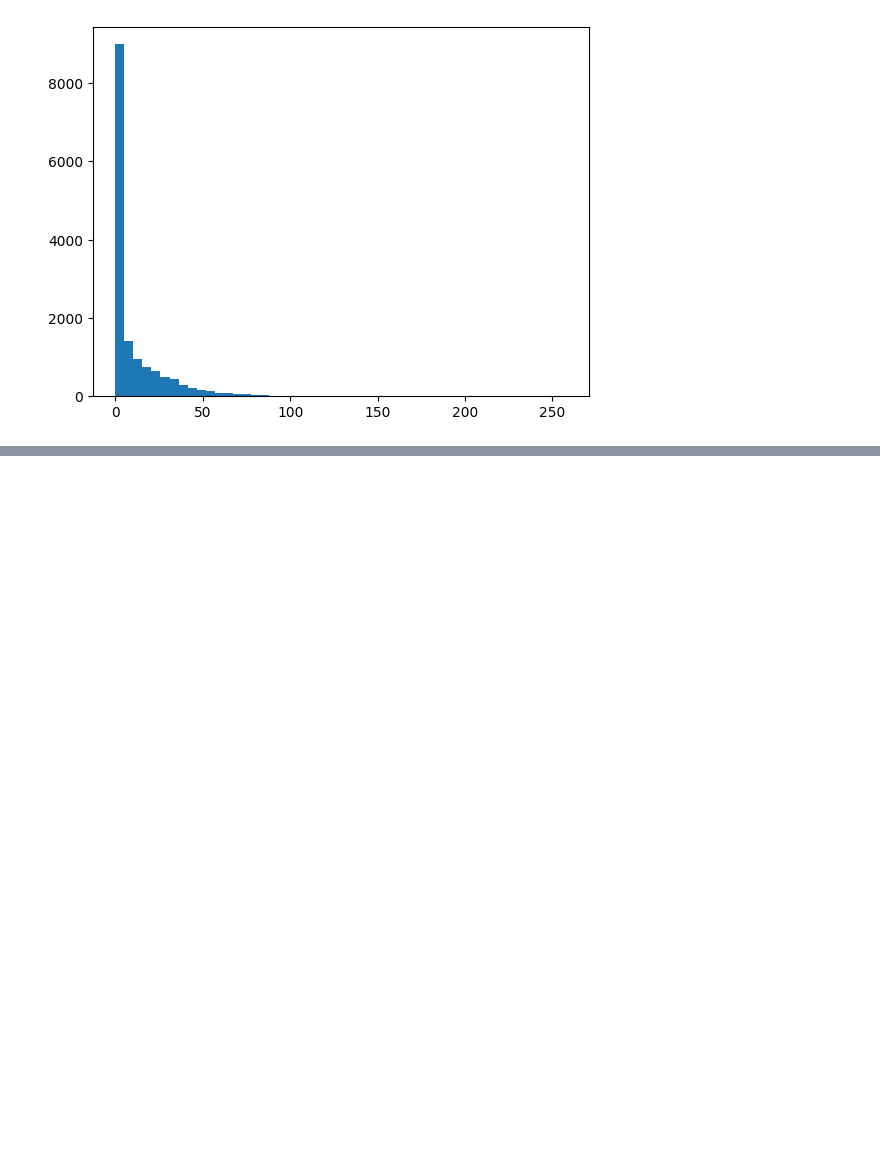
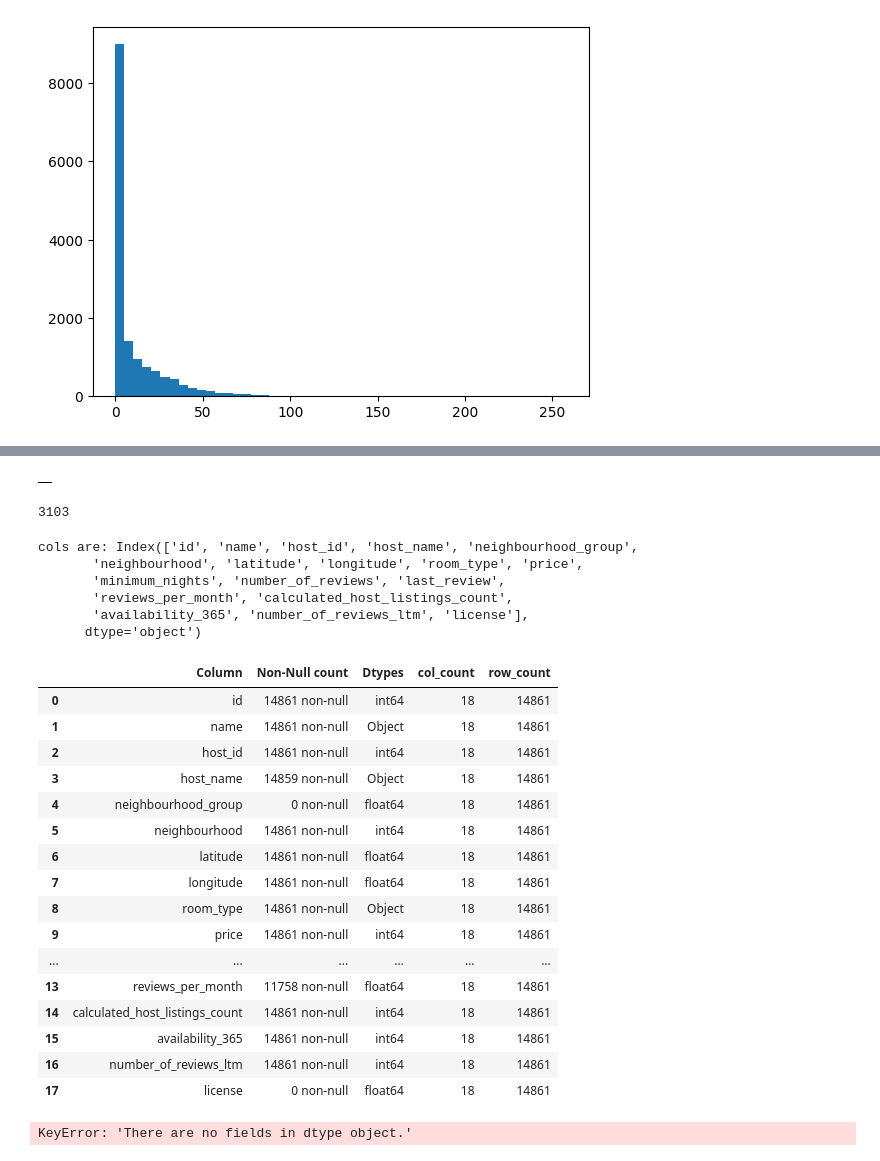
Before and after one commit to Parth-byteiq/AirBnB_analysis, a Jupyter notebook: Notebooks/Univariate_analysis.ipynb, the cells around one changed output, grey strips where cells are left out. Saved outputs shown, nothing was run; the diff lists cells and outputs as text; code cells hidden in the pictures; blank space fills up the shorter version.

```diff
--- a/Notebooks/Univariate_analysis.ipynb
+++ b/Notebooks/Univariate_analysis.ipynb
@@ -358,0 +445,54 @@ df.to_csv(os.path.join(parent_path, 'Interim', 'processed_V1.csv'), index = Fals
+# %%
+k
+# %% [output]
+|  |
+# %%
+df['last_review'].isna().sum()
+# %% [output]
+3103
+# %%
+k = df.columns
+print(f"cols are: {k}")
+# %% [output]
+cols are: Index(['id', 'name', 'host_id', 'host_name', 'neighbourhood_group',
+       'neighbourhood', 'latitude', 'longitude', 'room_type', 'price',
+       'minimum_nights', 'number_of_reviews', 'last_review',
+       'reviews_per_month', 'calculated_host_listings_count',
+       'availability_365', 'number_of_reviews_ltm', 'license'],
+      dtype='object')
+# %%
+import pandas as pd
+
+def parse_info(df):
+        d1 = {'Column': [i for i in df.columns],
+              'Non-Null count':[str(df.shape[0]-df[i].isnull().sum())+' non-null' for i in df.columns],
+              'Dtypes': ['Object' if df[i].dtypes == 'O' else df[i].dtypes for i in df.columns],
+              'col_count': df.shape[1],
+              'row_count': df.shape[0]
+             }
+        df_info = pd.DataFrame(d1)
+        return df_info
+# %%
+parse_info(df)
+# %% [output]
+|  | Column | Non-Null count | Dtypes | col_count | row_count |
+| 0 | id | 14861 non-null | int64 | 18 | 14861 |
+| 1 | name | 14861 non-null | Object | 18 | 14861 |
+| 2 | host_id | 14861 non-null | int64 | 18 | 14861 |
+| 3 | host_name | 14859 non-null | Object | 18 | 14861 |
+| 4 | neighbourhood_group | 0 non-null | float64 | 18 | 14861 |
+| 5 | neighbourhood | 14861 non-null | int64 | 18 | 14861 |
+| 6 | latitude | 14861 non-null | float64 | 18 | 14861 |
+| 7 | longitude | 14861 non-null | float64 | 18 | 14861 |
+| 8 | room_type | 14861 non-null | Object | 18 | 14861 |
+| 9 | price | 14861 non-null | int64 | 18 | 14861 |
+| ... | ... | ... | ... | ... | ... |
+| 13 | reviews_per_month | 11758 non-null | float64 | 18 | 14861 |
+| 14 | calculated_host_listings_count | 14861 non-null | int64 | 18 | 14861 |
+| 15 | availability_365 | 14861 non-null | int64 | 18 | 14861 |
+| 16 | number_of_reviews_ltm | 14861 non-null | int64 | 18 | 14861 |
+| 17 | license | 0 non-null | float64 | 18 | 14861 |
+# %%
+k = df['name'].dtypes
+# %% [output]
+KeyError: 'There are no fields in dtype object.'
```
Also changed, not shown: parts of 15 cells of this notebook, 6 other files.
